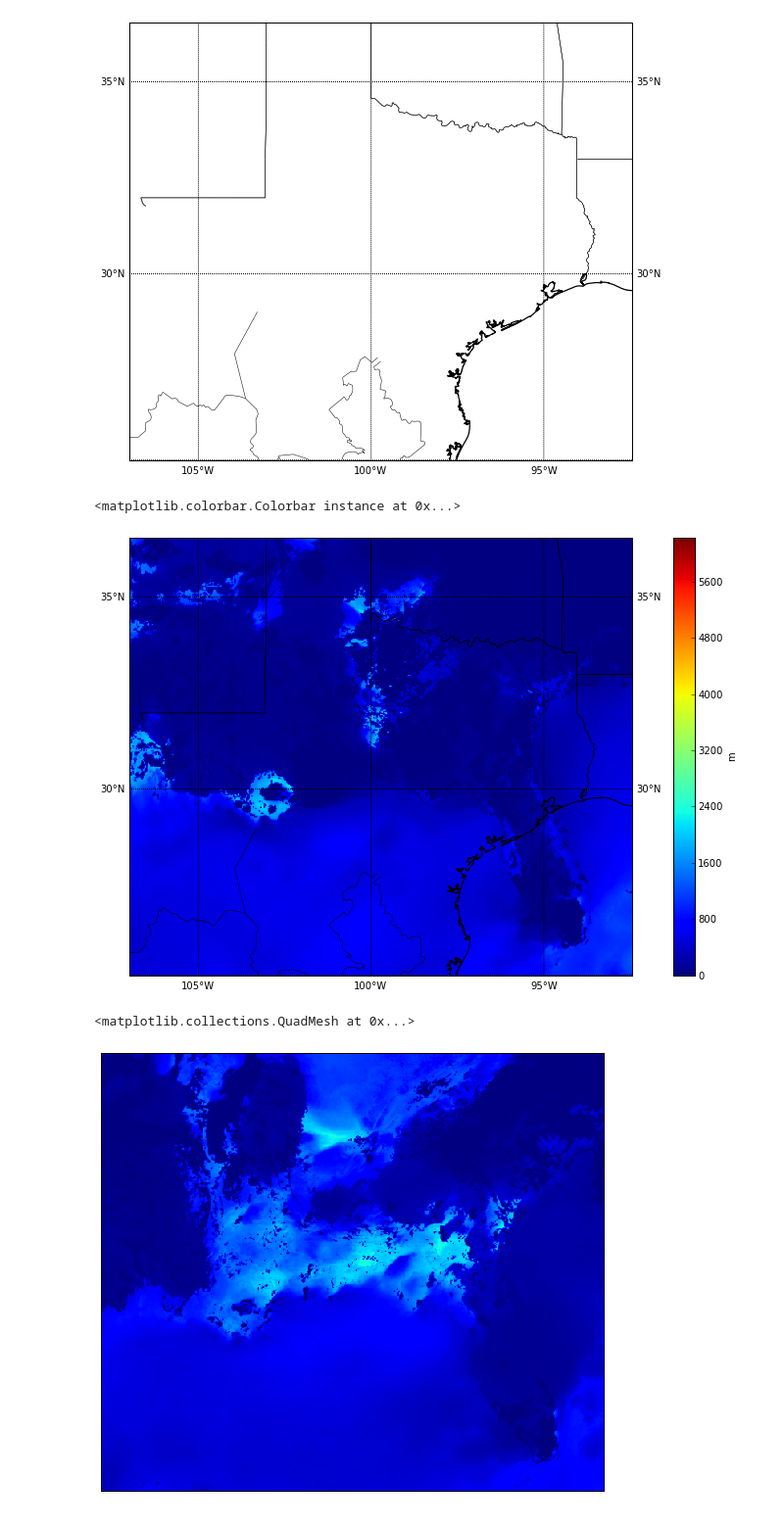
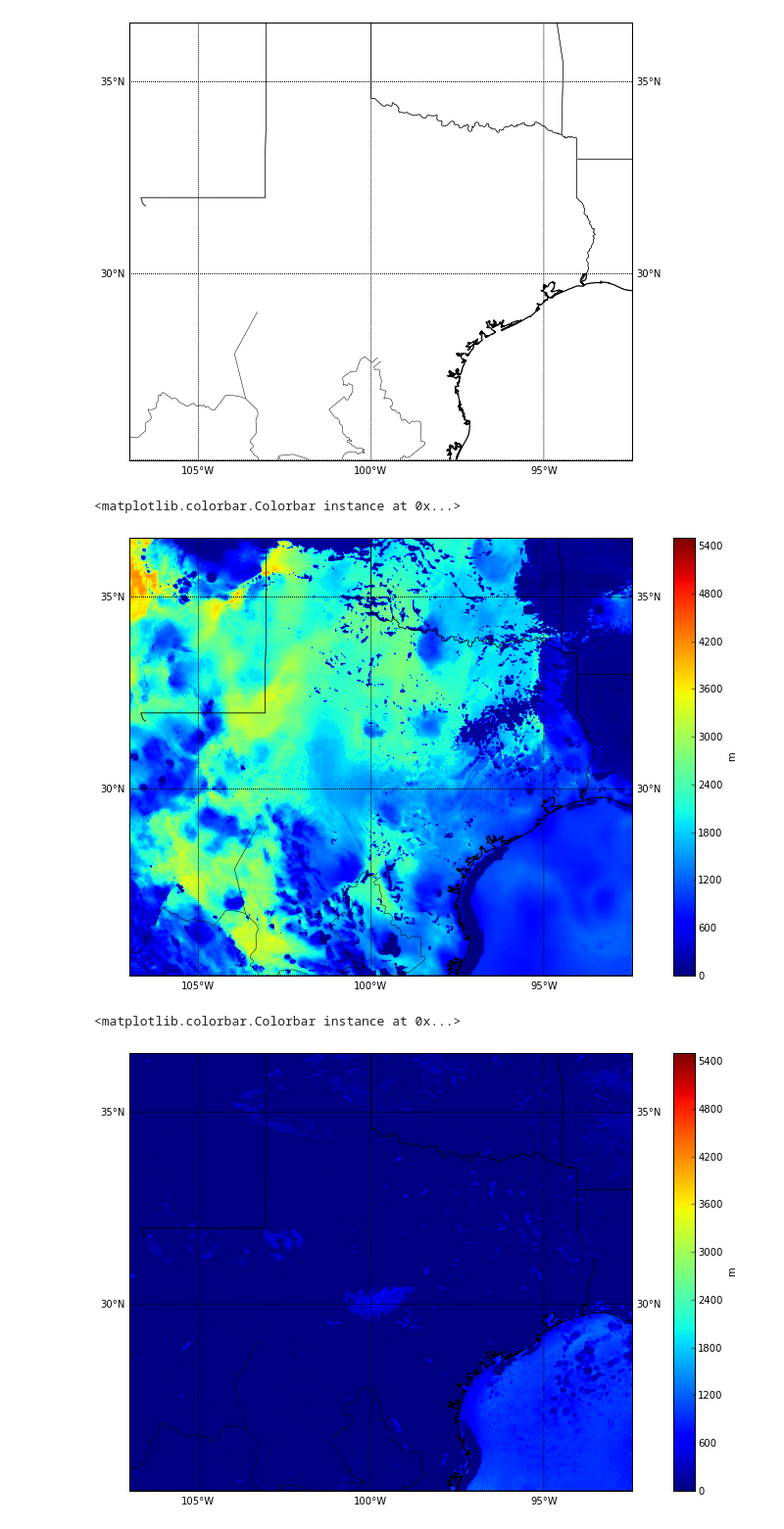
Before and after one commit to jpan1/SULI-2015, a Jupyter notebook: notebooks/Animation Experimenting.ipynb, the cells around one changed output. Shown at 98% size. Drawn from its saved outputs; the diff is of its cells as text; code cells hidden in the pictures.

Commit message:
Modified color scale; latlon

```diff
--- a/notebooks/Animation Experimenting.ipynb
+++ b/notebooks/Animation Experimenting.ipynb
@@ -55,0 +53,11 @@ y = yg1
+# %%
+def lat_lons(open_dap_dataset, proj_key = 'LambertConformal_Projection'):
+    xg, yg = np.meshgrid(open_dap_dataset.variables['x'][:]*1000.0, open_dap_dataset.variables['y'][:]*1000.0)
+    pnyc = pyproj.Proj(proj = 'lcc',
+                       lat_1 = open_dap_dataset.variables[proj_key].latitude_of_projection_origin,
+                       lat_2 = open_dap_dataset.variables[proj_key].latitude_of_projection_origin,
+                       lat_0 = open_dap_dataset.variables[proj_key].latitude_of_projection_origin,
+                       lon_0 = open_dap_dataset.variables[proj_key].longitude_of_central_meridian )
+    return pnyc(xg, yg, inverse = True)
+# %%
+lon, lat = lat_lons(ncep_hrrr)
@@ -58,6 +103,7 @@ f = plt.figure(figsize = [15,8])
 m = Basemap(llcrnrlon = -107,llcrnrlat = 25, urcrnrlon = -92.44,
                urcrnrlat = 36.5, projection = 'mill', area_thresh =1000,
                resolution='h')
+x, y = m(lon, lat)
 m.drawstates()
 m.drawcoastlines(linewidth = 1.25)
 m.drawparallels(np.linspace(10,50, 9) ,labels=[1,1,0,0])
@@ -72,10 +118,11 @@ m.drawmeridians(np.linspace(-110, -80,7),labels=[0,0,0,1])
 [figure]
 # %%
 f = plt.figure(figsize = [15,8])
+z = ncep_hrrr.variables['Planetary_boundary_layer_height_surface']
 m = Basemap(llcrnrlon = -107,llcrnrlat = 25, urcrnrlon = -92.44,
                urcrnrlat = 36.5, projection = 'mill', area_thresh =1000,
                resolution='h')
-m.pcolormesh(x, y, ncep_hrrr.variables['Planetary_boundary_layer_height_surface'][0,0,:,:], vmin = None, vmax = None)
+m.pcolormesh(x, y, z[0,0,:,:], vmin = 0, vmax = 5500)
 m.drawparallels(np.linspace(10, 50, 9) ,labels=[1,1,0,0])
 m.drawmeridians(np.linspace(-110, -80,7),labels=[0,0,0,1])
 m.drawstates()
@@ -83,17 +130,21 @@ m.drawcoastlines()
 plt.colorbar(label='m')
 # %% [output]
 <matplotlib.colorbar.Colorbar instance at 0x...>
-[figure, old version]
+[figure, new version]
 # %%
 f = plt.figure(figsize = [15,8])
+z = ncep_hrrr.variables['Planetary_boundary_layer_height_surface']
 m = Basemap(llcrnrlon = -107,llcrnrlat = 25, urcrnrlon = -92.44,
                urcrnrlat = 36.5, projection = 'mill', area_thresh =1000,
                resolution='h')
-var1 = ncep_hrrr.variables['Planetary_boundary_layer_height_surface']
-
-m.pcolormesh(x, y, var1[0,0,:,:], vmin = None, vmax = None)
+m.pcolormesh(x, y, z[0,12,:,:], vmin = 0, vmax = 5500)
+m.drawparallels(np.linspace(10, 50, 9) ,labels=[1,1,0,0])
+m.drawmeridians(np.linspace(-110, -80,7),labels=[0,0,0,1])
+m.drawstates()
+m.drawcoastlines()
+plt.colorbar(label='m')
 # %% [output]
-<matplotlib.collections.QuadMesh at 0x...>
+<matplotlib.colorbar.Colorbar instance at 0x...>
-[figure, old version]
+[figure, new version]
 # %%
 var1 = ncep_hrrr.variables['Planetary_boundary_layer_height_surface']
```
Also changed, not shown: parts of 16 cells of this notebook.
